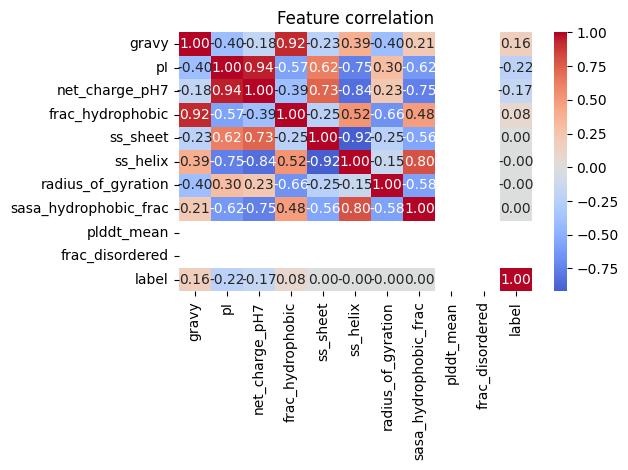
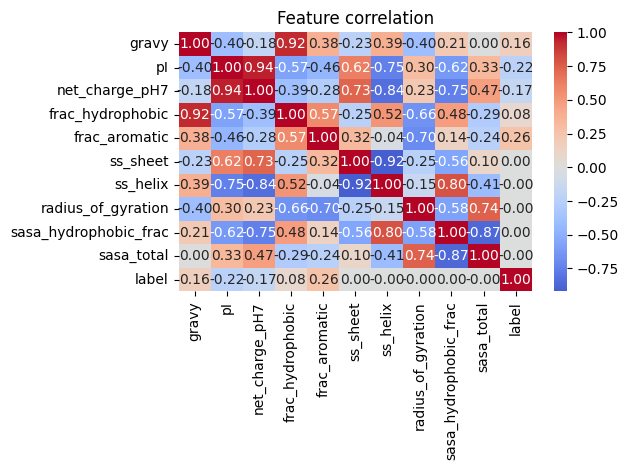
Code edit (unified diff) that turned the first committed figure into the second:
--- before
+++ after
@@ -1,12 +1,5 @@
 import numpy as np
-num = df[feature_cols + ["label"]].copy()
-
-num = num.apply(pd.to_numeric, errors="coerce")
-
-num = num.fillna(num.median(numeric_only=True))
-corr = num.corr(numeric_only=True)
-
-sns.heatmap(corr, cmap="coolwarm", center=0, annot=True, fmt=".2f")
-plt.title("Feature correlation")
-plt.tight_layout()
+num = df[feature_cols + ["label"]].dropna()
+sns.heatmap(num.corr(), cmap="coolwarm", center=0, annot=True, fmt=".2f")
+plt.title("Feature correlation"); plt.tight_layout()
 plt.savefig("../results/feature_correlation.png", dpi=150)

Commit: updated notebook 2 to exclude dropped cols